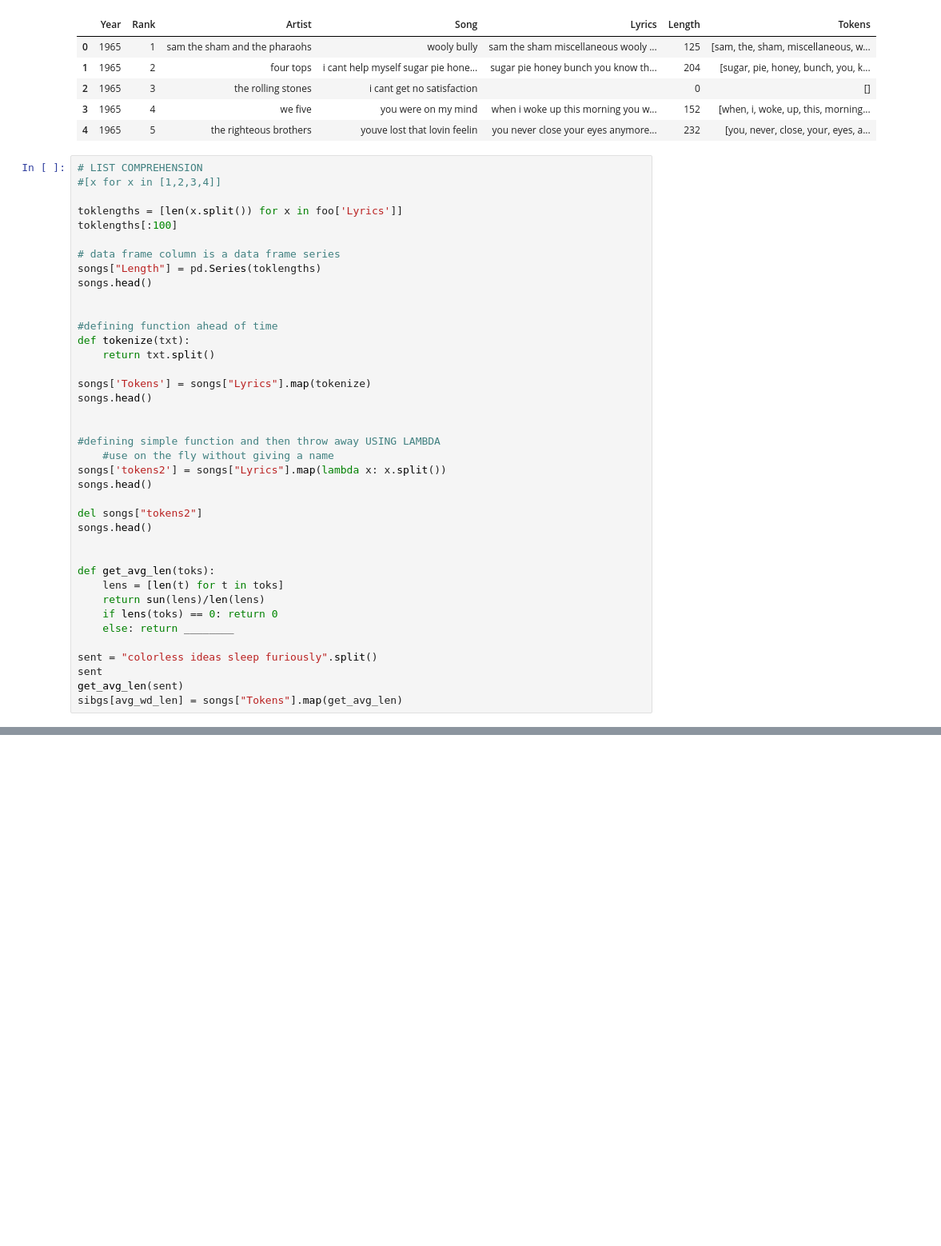
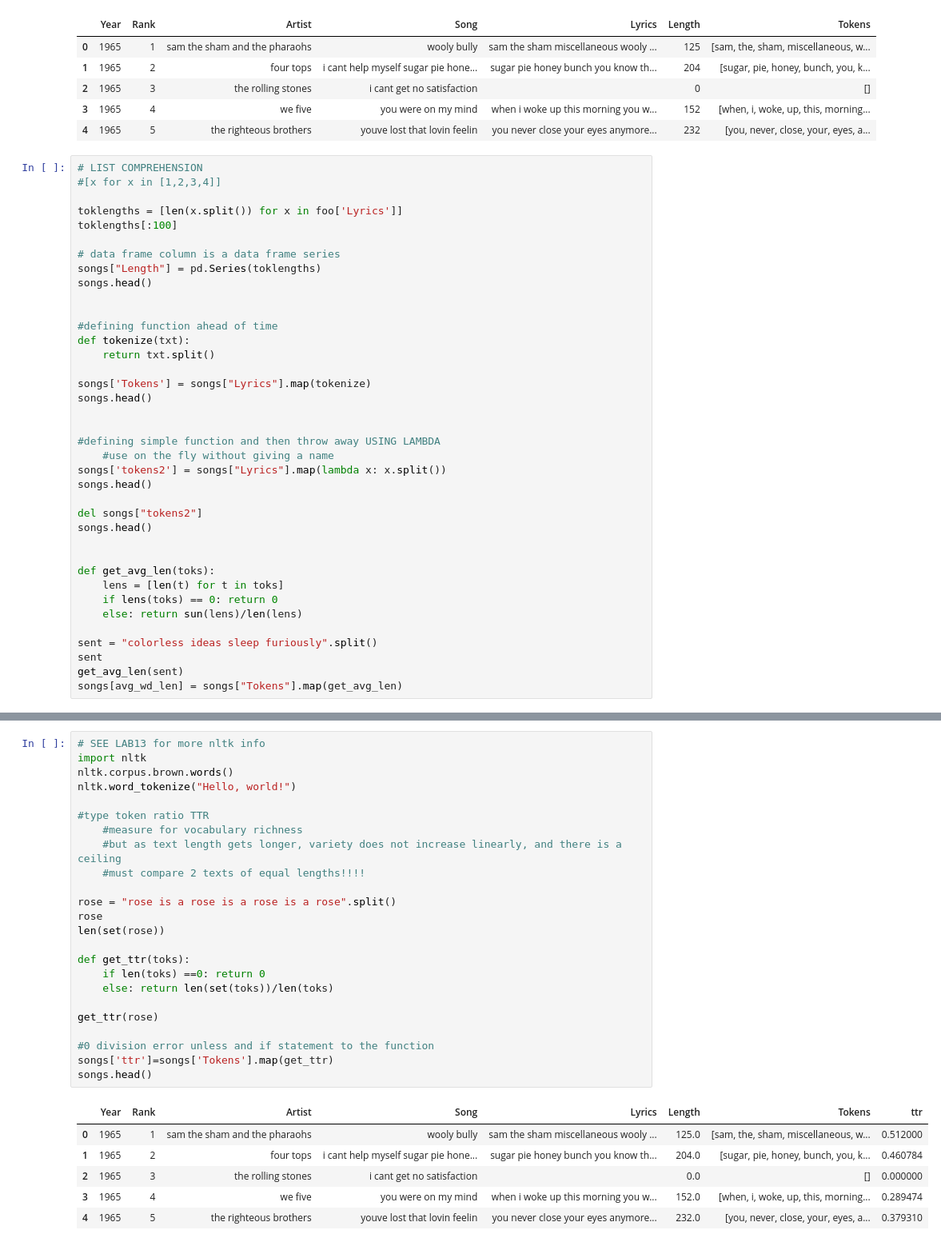
Before and after one commit to mmj32/Class-Practice-Repo, a Jupyter notebook: activity3/pop_music_lyrics_alicia.ipynb, the cells around one changed output, grey strips where cells are left out. Shown at 80% size. Saved outputs shown, nothing was run; the diff lists cells and outputs as text; blank space fills up the shorter version.

```diff
--- a/activity3/pop_music_lyrics_alicia.ipynb
+++ b/activity3/pop_music_lyrics_alicia.ipynb
@@ -386,12 +386,11 @@ songs.head()
 
 def get_avg_len(toks):
     lens = [len(t) for t in toks]
-    return sun(lens)/len(lens)
     if lens(toks) == 0: return 0
-    else: return ________
+    else: return sun(lens)/len(lens)
 
 sent = "colorless ideas sleep furiously".split()
 sent
 get_avg_len(sent)
-sibgs[avg_wd_len] = songs["Tokens"].map(get_avg_len)
+songs[avg_wd_len] = songs["Tokens"].map(get_avg_len)
 # %% [output]
@@ -413,3 +405,34 @@ nltk.word_tokenize("Hello, world!")
+# %%
+# SEE LAB13 for more nltk info
+import nltk
+nltk.corpus.brown.words()
+nltk.word_tokenize("Hello, world!")
+
+#type token ratio TTR
+    #measure for vocabulary richness
+    #but as text length gets longer, variety does not increase linearly, and there is a ceiling
+    #must compare 2 texts of equal lengths!!!!
+
+rose = "rose is a rose is a rose is a rose".split()
+rose
+len(set(rose))
+
+def get_ttr(toks):
+    if len(toks) ==0: return 0
+    else: return len(set(toks))/len(toks)
+
+get_ttr(rose)
+
+#0 division error unless and if statement to the function
+songs['ttr']=songs['Tokens'].map(get_ttr)
+songs.head()
+# %% [output]
+|  | Year | Rank | Artist | Song | Lyrics | Length | Tokens | ttr |
+| 0 | 1965 | 1 | sam the sham and the pharaohs | wooly bully | sam the sham miscellaneous wooly ... | 125.0 | [sam, the, sham, miscellaneous, w... | 0.512000 |
+| 1 | 1965 | 2 | four tops | i cant help myself sugar pie hone... | sugar pie honey bunch you know th... | 204.0 | [sugar, pie, honey, bunch, you, k... | 0.460784 |
+| 2 | 1965 | 3 | the rolling stones | i cant get no satisfaction |  | 0.0 | [] | 0.000000 |
+| 3 | 1965 | 4 | we five | you were on my mind | when i woke up this morning you w... | 152.0 | [when, i, woke, up, this, morning... | 0.289474 |
+| 4 | 1965 | 5 | the righteous brothers | youve lost that lovin feelin | you never close your eyes anymore... | 232.0 | [you, never, close, your, eyes, a... | 0.379310 |
 # %% [markdown]
 ## (9) 50 years apart: songs from 1965 vs. 2015
 - Let's create two corpora of 1965 lyrics vs. 2015 lyrics
```
Also changed, not shown: parts of 2 cells of this notebook.
